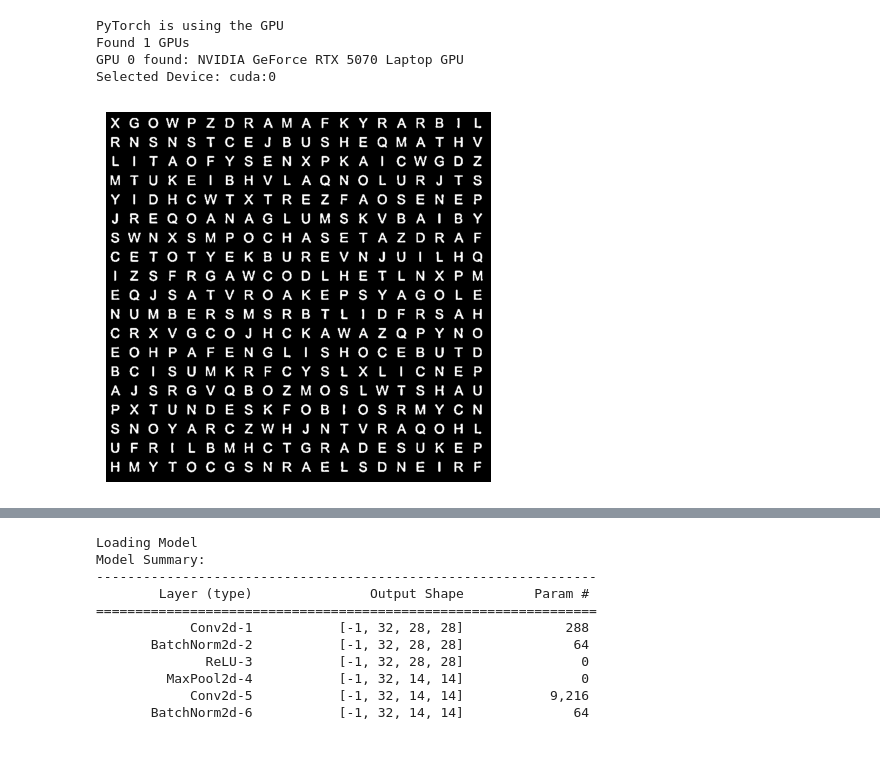
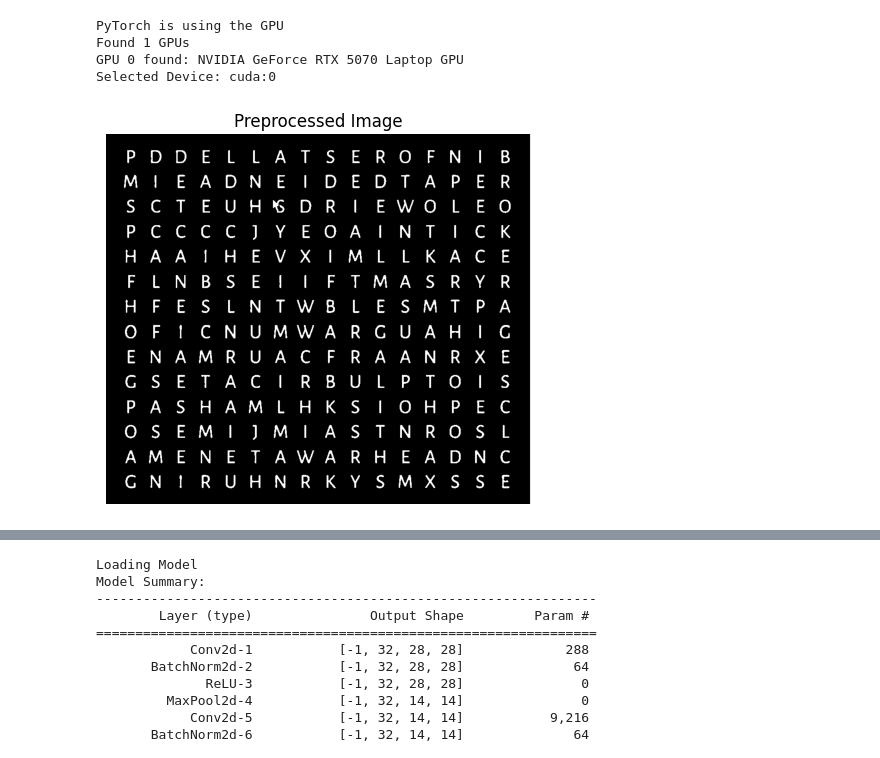
Before and after one commit to nkminion/WordSearchCNN, a Jupyter notebook: WordSearch.ipynb, the cells around one changed output, grey strips where cells are left out. Cells and saved outputs as stored; diff of their text form; code cells hidden in the pictures.

```diff
--- a/WordSearch.ipynb
+++ b/WordSearch.ipynb
@@ -32,32 +29,28 @@ Found 1 GPUs
 GPU 0 found: NVIDIA GeForce RTX 5070 Laptop GPU
 Selected Device: cuda:0
 # %%
-#Kernel
-kernel = np.ones((2,2) , np.uint8)
-
+#Kernels
+Kernel = cv2.getStructuringElement(shape=cv2.MORPH_RECT,ksize=(2,2))
 NewHeight = 800
 
 #Images
-InputImg = cv2.imread("image_samples/word_search_school.png")
+InputImg = cv2.imread("TestItems/Test5.png")
 Height,Width = InputImg.shape[:2]
 Ratio = NewHeight/float(Height)
 NewWidth = int(Ratio*Width)
 InputImg = cv2.resize(InputImg , (NewWidth,NewHeight) , interpolation=cv2.INTER_AREA)
 InputImgGS = cv2.cvtColor(InputImg , cv2.COLOR_BGR2GRAY)
-InputImgBlur = cv2.GaussianBlur(InputImgGS , (3,3), 0)
-InputImgThresh = cv2.adaptiveThreshold(InputImgGS, 255, cv2.ADAPTIVE_THRESH_GAUSSIAN_C, cv2.THRESH_BINARY_INV, 33, 25)
-InputImgFinal = cv2.morphologyEx(InputImgThresh , cv2.MORPH_OPEN , kernel)
-BoxImg = InputImgFinal.copy()
+InputImgBlur = cv2.GaussianBlur(src=InputImgGS,ksize=(3,3),sigmaX=0,sigmaY=0)
+_,InputImgThresh = cv2.threshold(src=InputImgBlur,thresh=0,maxval=255,type=cv2.THRESH_OTSU+cv2.THRESH_BINARY_INV)
+InputImgMorph = cv2.morphologyEx(src=InputImgThresh,op=cv2.MORPH_CLOSE,kernel=Kernel)
+BoxImg = InputImgMorph.copy()
+OutputOverlayImg = InputImg.copy()
 
-# cv2.imshow("Original" , InputImg)
-# cv2.imshow("Grey" , InputImgGS)
-# cv2.imshow("Blur" , InputImgBlur)
-# cv2.imshow("Thresh" , InputImgThresh)
-# cv2.imshow("Final" , InputImgFinal)
-TestImg = cv2.cvtColor(InputImgFinal, cv2.COLOR_BGR2RGB)
+TestImg = cv2.cvtColor(InputImgMorph, cv2.COLOR_BGR2RGB)
 plt.imshow(TestImg)
 plt.axis('off')
+plt.title("Preprocessed Image")
 plt.show()
 # %% [output]
-[figure, old version]
+[figure, new version]
 # %%
```
Also changed, not shown: parts of 7 cells of this notebook, 10 other files.
